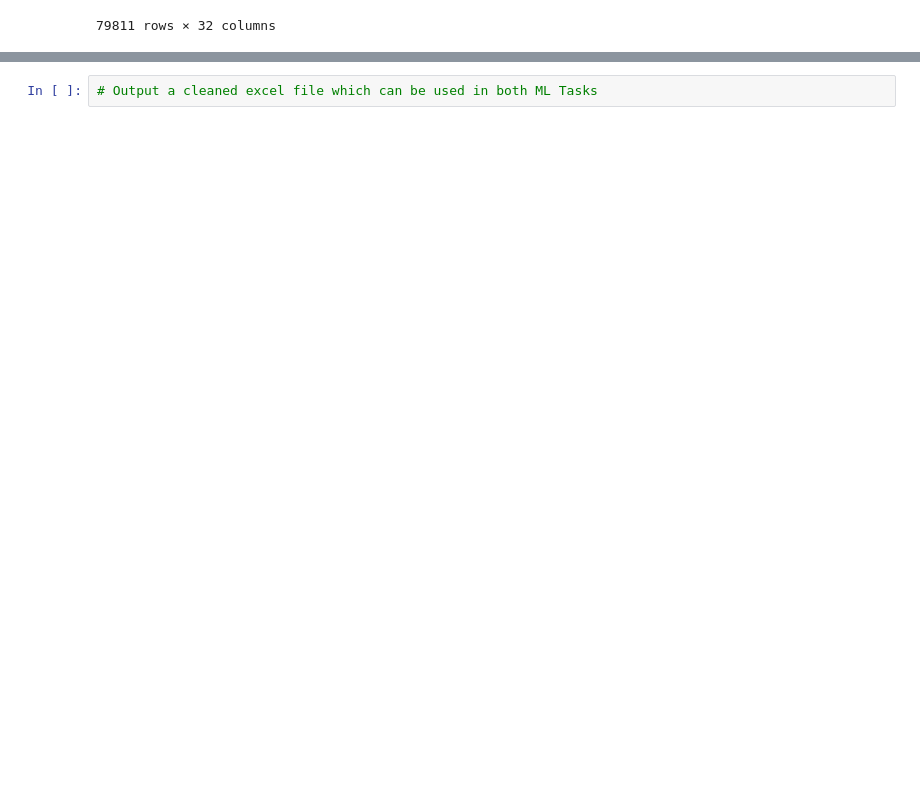
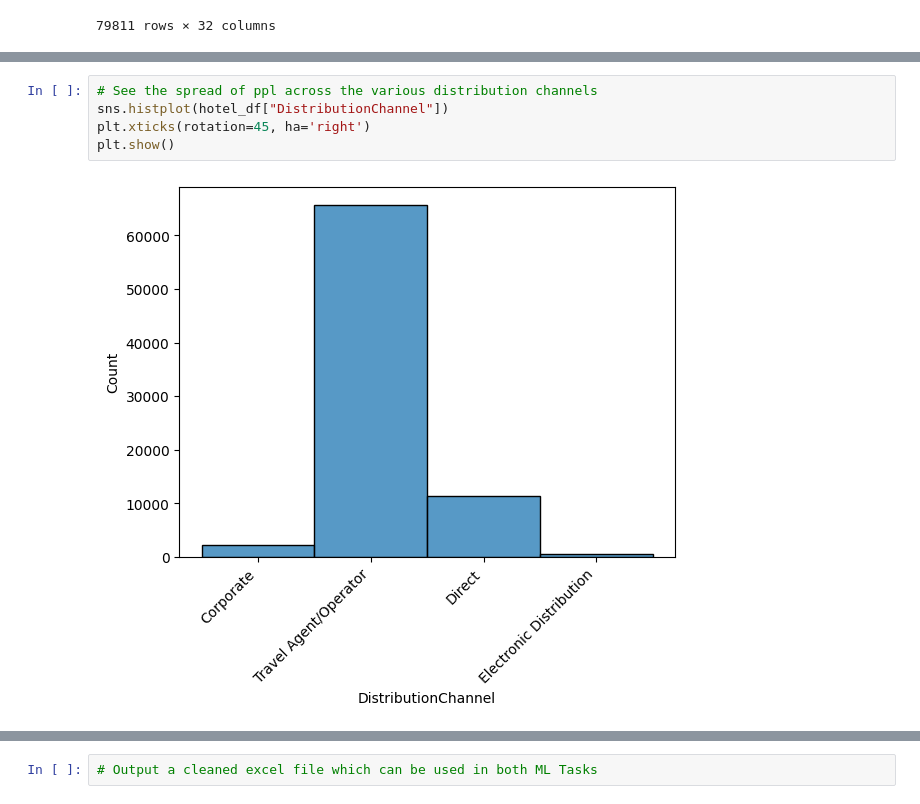
Before and after one commit to Buwoo/BT4211_Hotel, a Jupyter notebook: Hotel_EDA.ipynb, the cells around one changed output, grey strips where cells are left out. Cells and saved outputs as stored; diff of their text form; blank space fills up the shorter version.

```diff
--- a/Hotel_EDA.ipynb
+++ b/Hotel_EDA.ipynb
@@ -133,0 +162,7 @@ sns.histplot(hotel_df["Continent"])
+# %%
+# See the spread of ppl across the various distribution channels
+sns.histplot(hotel_df["DistributionChannel"])
+plt.xticks(rotation=45, ha='right')
+plt.show()
+# %% [output]
+[figure, added]
```
Also changed, not shown: parts of 10 cells of this notebook.
